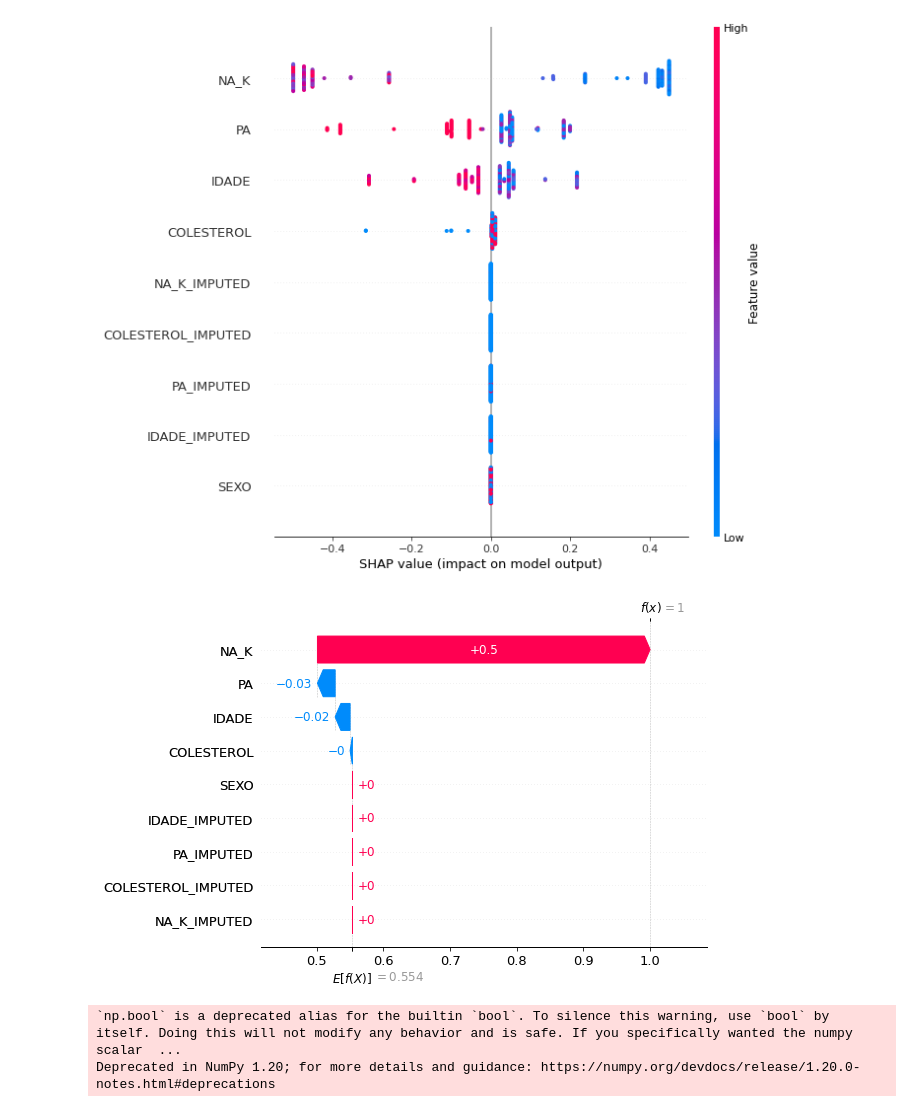
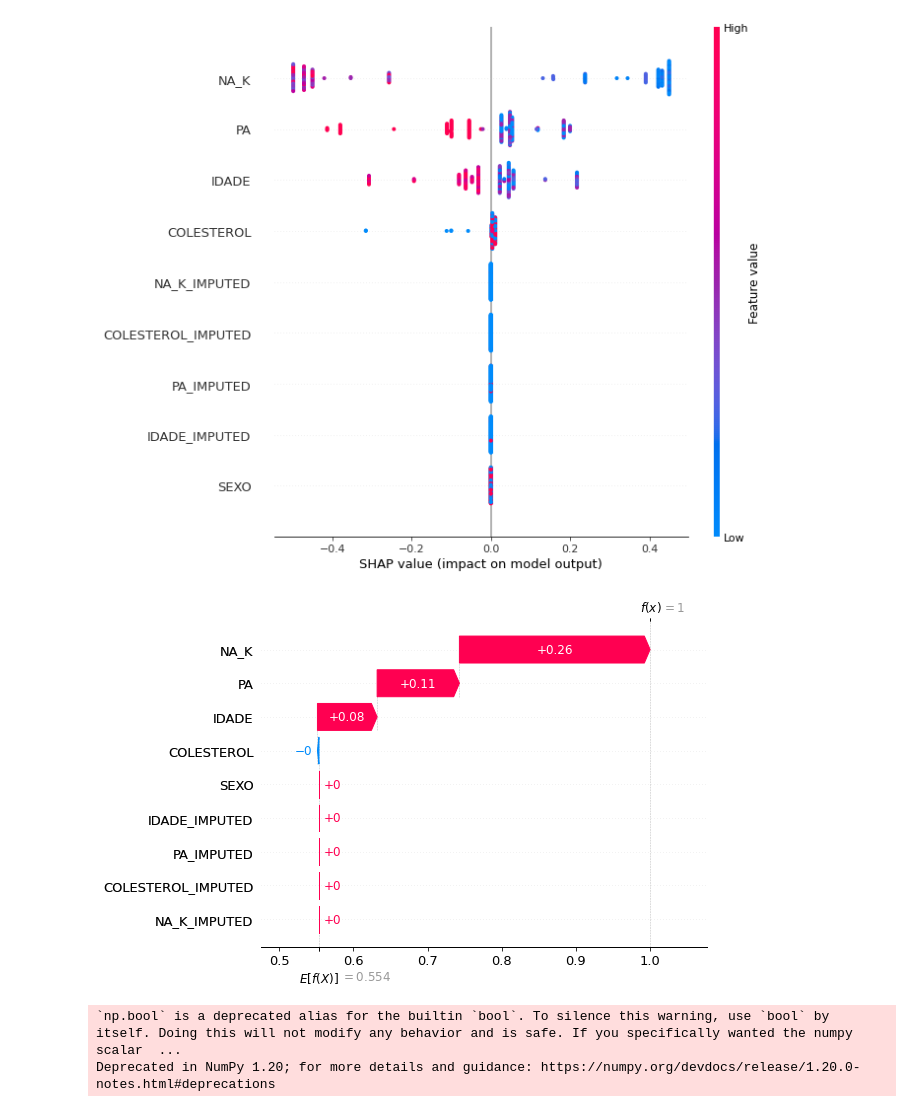
Before and after one commit to inf032/introducaoML, a Jupyter notebook: Farmaco_Aval_Preditoras.ipynb, the cells around one changed output. Drawn from its saved outputs; the diff is of its cells as text; code cells hidden in the pictures.

```diff
--- a/Farmaco_Aval_Preditoras.ipynb
+++ b/Farmaco_Aval_Preditoras.ipynb
@@ -305,9 +305,9 @@ shap.summary_plot(shap_values_train[1], transformer.transform(X_train), feature_
 # %%
 shap.plots._waterfall.waterfall_legacy(expected_value=explainer.expected_value[0],
                                        shap_values=shap_values_train
-                                       [0][12].reshape(-1), show=True, feature_names=feature_list)
+                                       [0][9].reshape(-1), show=True, feature_names=feature_list)
 # %% [output]
-[figure, old version]
+[figure, new version]
 # %%
 def explain_predict_med(explainer, model, transformer,  features, le, idade, pa, colesterol, na_k, sexo) :
   dados_paciente = {'IDADE': [idade], 'PA': [pa] , 'COLESTEROL' : [colesterol], 'NA_K' : [na_k], 'SEXO' : [sexo]}
```
Also changed, not shown: parts of 2 cells of this notebook.
